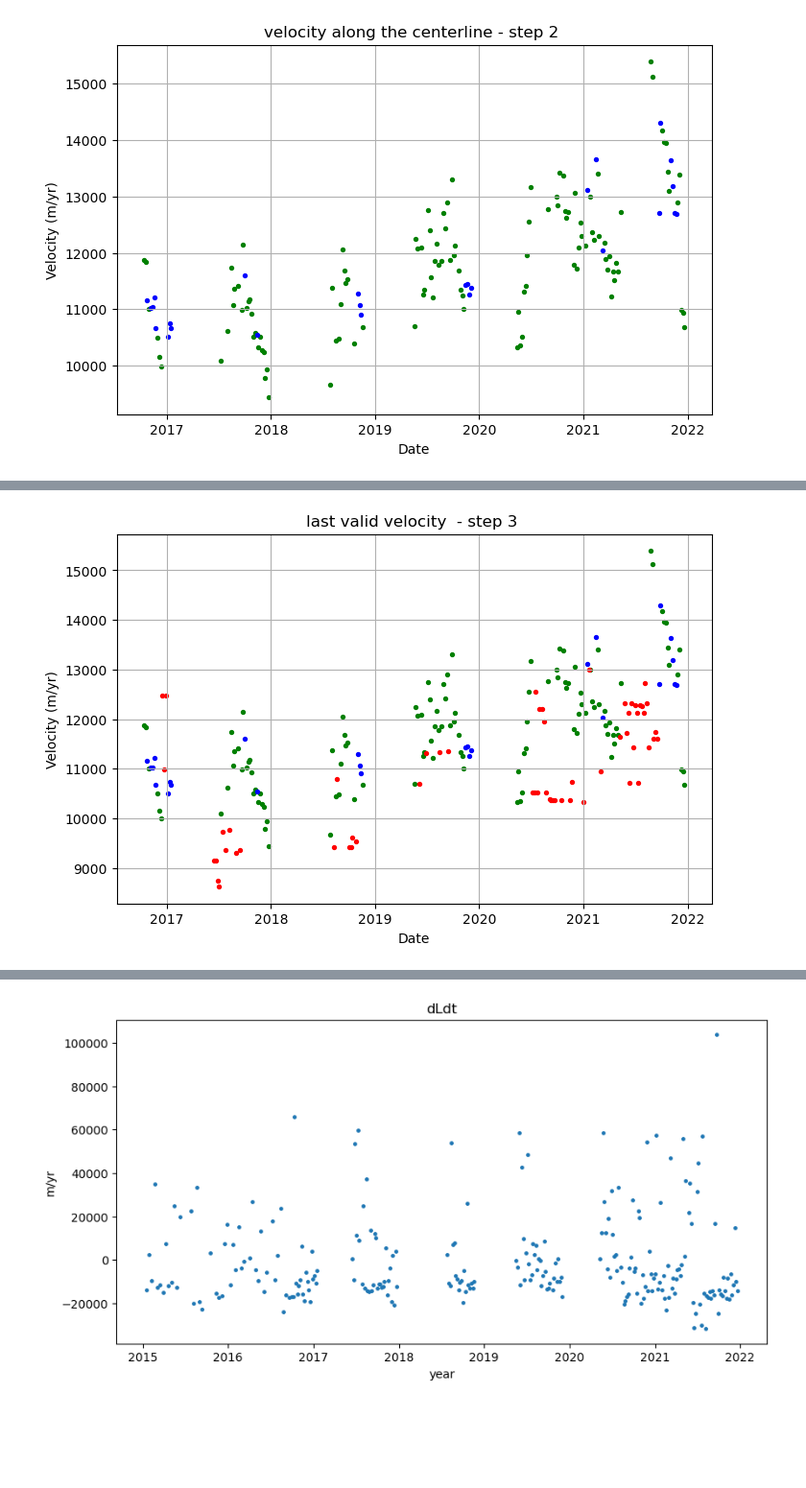
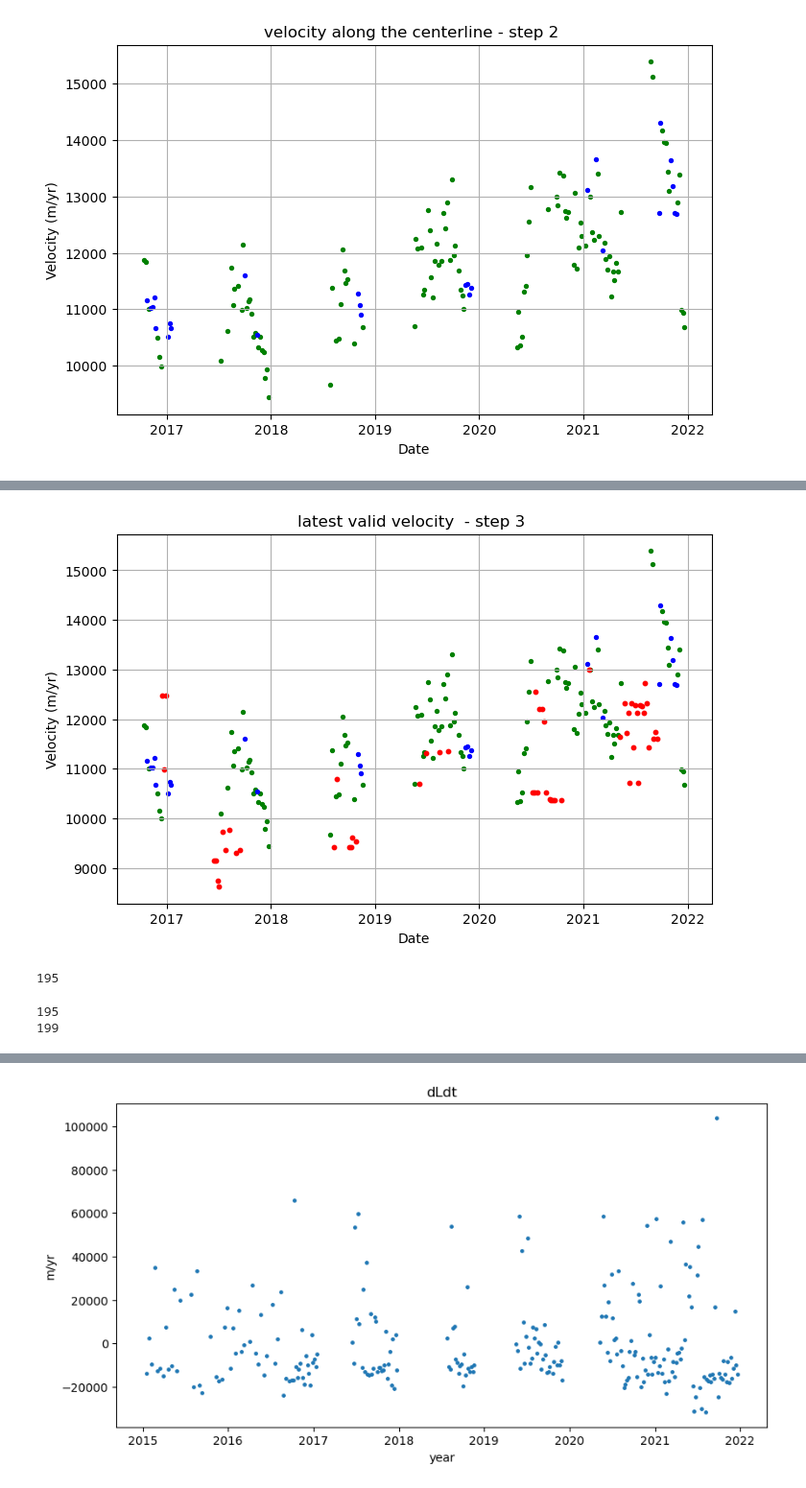
Before and after one commit to sofiasuhinin/Jakobshavn-Isbrae-CalvingStatistics, a Jupyter notebook: calvingseries.ipynb, the cells around one changed output, grey strips where cells are left out. Shown at 96% size. Cells and saved outputs as stored; diff of their text form; code cells hidden in the pictures; blank space fills up the shorter version.

```diff
--- a/calvingseries.ipynb
+++ b/calvingseries.ipynb
@@ -460,6 +491,9 @@ plt.show()
 # %%
+terminus = terminus.sort_values("Date").reset_index(drop=True)
 
 vel_most_recent = []
+vel_most_recent_time = []
+vel_most_recent_time_diff = []
 
 for i in range(len(terminus)):
 
@@ -469,24 +503,33 @@ for i in range(len(terminus)):
         pd.notna(terminus["vel_nearest_centreline"].iloc[i])
     ):
         vel_most_recent.append(np.nan)
+        vel_most_recent_time.append(pd.NaT)
+        vel_most_recent_time_diff.append(np.nan)
         continue
 
     #skip inter_pts that are empty/NaN
     pt = terminus["intersect_points"].iloc[i]
     if (pt is None) or (hasattr(pt, "is_empty") and pt.is_empty):
         vel_most_recent.append(np.nan)
+        vel_most_recent_time.append(pd.NaT)
+        vel_most_recent_time_diff.append(np.nan)
         continue
 
     # if time is same as previous step continue
     matched_time = terminus["matched_vel_time"].iloc[i]
     if pd.isna(matched_time):
         vel_most_recent.append(np.nan)
+        vel_most_recent_time.append(pd.NaT)
+        vel_most_recent_time_diff.append(np.nan)
         continue
 
-    t_start = int(np.where(vel_times == matched_time)[0][0]) #time index where vel_times = matched_time
+    #t_start where it stats
+    t_start = int(np.where(vel_times == matched_time)[0][0]) #time index where vel_times = matched_time - i made this in my intitial loop calcuatling intersection points
 
     recent_vel = np.nan
+    recent_time = pd.NaT
 
+# look backwards in time for most recent valid velocity
     for time_val in range(t_start, -1, -1):
         vel_slice = vel_band.isel(time=time_val)
 
@@ -495,16 +538,26 @@ for i in range(len(terminus)):
 
         if np.isfinite(v):
             recent_vel = float(v)
+            recent_time = vel_times[time_val]
+            break
+
+        if (matched_time - vel_times[time_val]) > pd.Timedelta(days=150):  # dont go back more than 100 days
             break
 
     vel_most_recent.append(recent_vel)
+    vel_most_recent_time.append(recent_time)
+
+    # how far back in time (days) from matched_time
+    vel_most_recent_time_diff.append((pd.to_datetime(matched_time) - recent_time).days if pd.notna(recent_time) else np.nan
+    )
 
 terminus["vel_most_recent"] = vel_most_recent
+terminus["vel_most_recent_time"] = vel_most_recent_time
+terminus["vel_most_recent_time_diff"] = vel_most_recent_time_diff
 
+mask = terminus["vel_most_recent"].notna()
 
 #check to see how many are NaN
-number_of_nans3 = terminus["vel_most_recent"].isna().sum()
-print(number_of_nans3)
-total = len(terminus["vel_most_recent"])
-print(total)
+valid_vals3= terminus["vel_most_recent"].notna().sum()
+print(valid_vals3)
 # %% [output]
@@ -520,13 +573,12 @@ valid_vels
 # %%
-#validation plot! combined! again!
 plt.figure(figsize=(8, 5))
 plt.scatter(terminus["Date"], terminus["vel_nearest_centreline"], s=8, color = 'green')
 plt.scatter(terminus["Date"], terminus["vel_at_intersection"], s=8, color = 'blue')
-plt.scatter(terminus["Date"], terminus["vel_most_recent"], s=8, color = 'red')
+plt.scatter(terminus["Date"], terminus["vel_most_recent"], s=10, c="red")
 plt.xlabel("Date")
 plt.ylabel("Velocity (m/yr)")
-plt.title("last valid velocity  - step 3 ")
+plt.title("latest valid velocity  - step 3 ")
 plt.grid(True)
 plt.show()
 # %% [output]
-[figure, old version]
+[figure, new version]
@@ -534,0 +585,41 @@ terminus["vel_combined"] = (terminus["vel_at_intersection"].combine_first(termin
+# %%
+valid_vals = valid_vals1 + valid_vals2 + valid_vals3
+print(valid_vals)
+# %% [output]
+195
+# %%
+#combining
+
+terminus["vel_combined"] = (
+    terminus["vel_at_intersection"]
+    .combine_first(terminus["vel_nearest_centreline"])
+    .combine_first(terminus["vel_most_recent"])
+)
+
+number_of_valid_combined= terminus["vel_combined"].notna().sum()
+print(number_of_valid_combined)
+
+#but remembring there was 111 intersection nans to begin with so im never gonna have more that 246 valid values
+
+terminus = terminus.sort_values("Date").reset_index(drop=True)
+
+# interpolate remaining NaNs
+da = xr.DataArray(
+    terminus["vel_combined"].values,
+    coords={"time": pd.to_datetime(terminus["Date"])},
+    dims="time"
+)
+
+da_interp = da.interpolate_na(
+    dim="time",
+    method="linear",
+    max_gap=np.timedelta64(100, "D")
+)
+
+terminus["vel_final"] = da_interp.values
+number_of_valid_final = terminus["vel_final"].notna().sum()
+
+print(number_of_valid_final)
+# %% [output]
+195
+199
```
Also changed, not shown: parts of 21 cells of this notebook.
